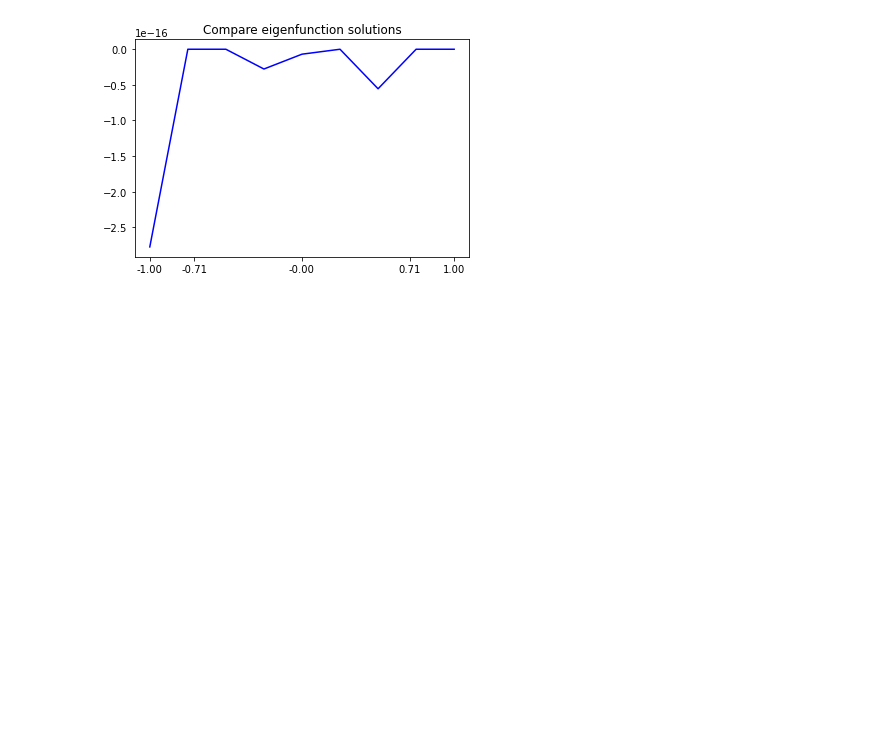
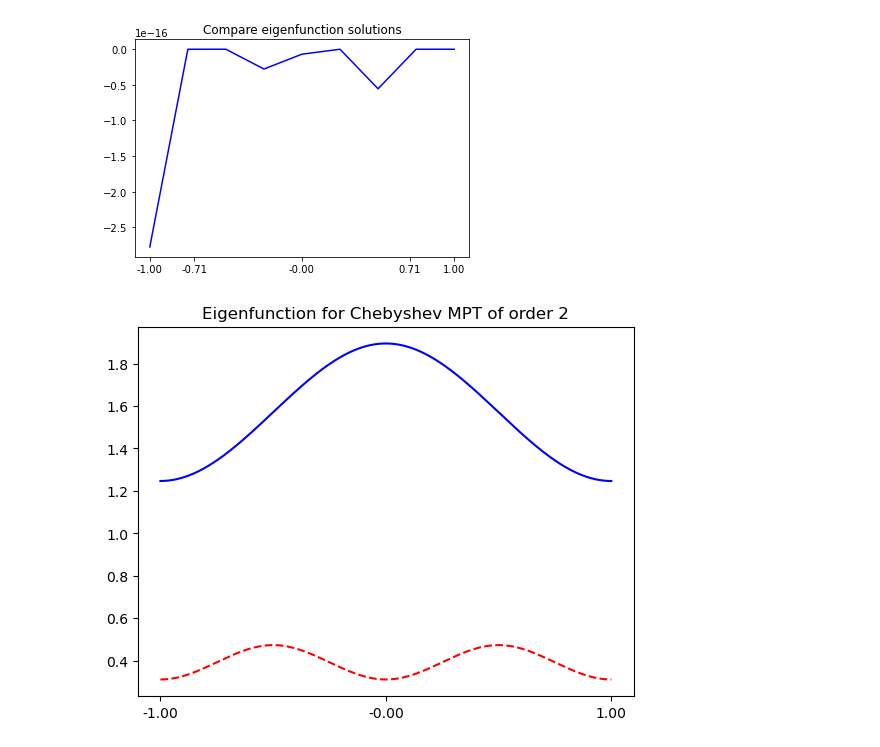
Before and after one commit to michaelgordy/chebyshevMPT, a Jupyter notebook: notebooks/chebyFP2.ipynb, the cells around one changed output. Saved outputs shown, nothing was run; the diff lists cells and outputs as text; code cells hidden in the pictures; blank space fills up the shorter version.

Commit message:
Ulam stuff

```diff
--- a/notebooks/chebyFP2.ipynb
+++ b/notebooks/chebyFP2.ipynb
@@ -158,3 +158,29 @@ ax.set_xticklabels(extrstr)
 plt.show()
 # %% [output]
 [figure]
+# %%
+# Explore a solution from Ulam-vanNeumann
+
+order = 2
+chebym = ChebyshevMPT(order)
+
+def g(x, deg):
+#    return acos((1/pi)*sp.chebyshevt(deg,cos(pi*x)))
+    return acos((2/pi)*sp.chebyshevt(deg,cos(pi*x/2)))
+
+d = 2
+Pf = [chebym.FP(partial(g, deg=d),u1) for u1 in u]
+flam = [(0.5**d)*g(u1,d) for u1 in u]
+
+#flam = [(0.5-0.5*u1)-0.125*(1-u1)**2 for u1 in u]
+#flam = [-lambdad*pB(u1) for u1 in u]
+fig, ax = plt.subplots()
+ax.plot(u,Pf, label='Pf', color='blue')
+ax.plot(u, flam, label='$\\lambda f$', color='red', linestyle="--")
+ax.set_title(f"Eigenfunction for Chebyshev MPT of order {order}")
+ax.set_xticks(chebym.extrema)
+extrstr = ["{:.2f}".format(x) for x in chebym.extrema]
+ax.set_xticklabels(extrstr)
+plt.show()
+# %% [output]
+[figure, added]
```
Also changed, not shown: parts of 1 cell of this notebook, 2 other files.
